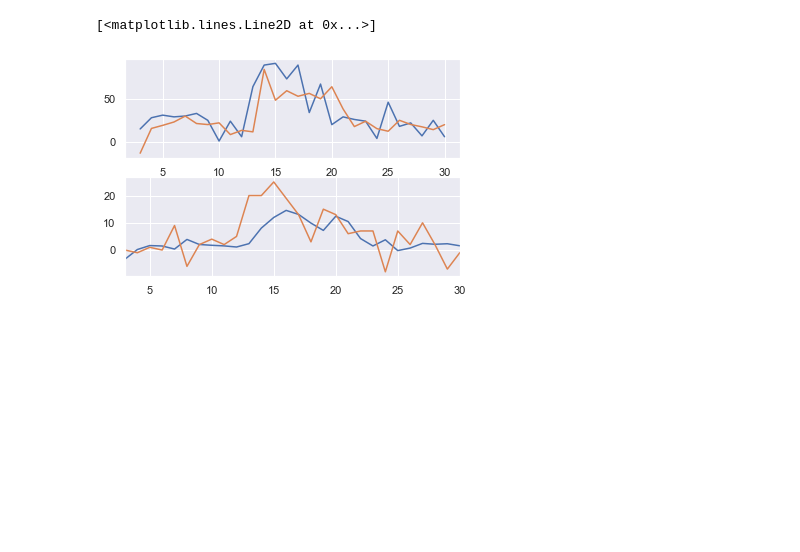
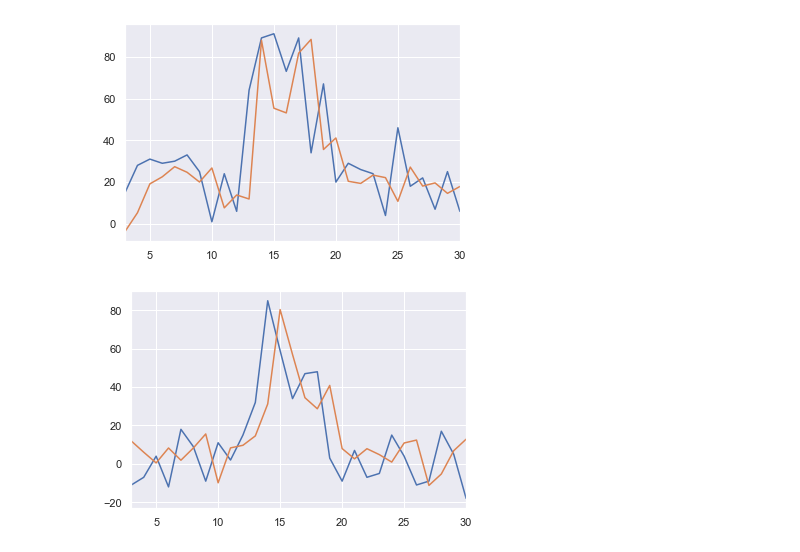
Before and after one commit to sakethsundar/covid-excess-mortality, a Jupyter notebook: excess_mortality_forecaster.ipynb, the cells around one changed output. Saved outputs shown, nothing was run; the diff lists cells and outputs as text; code cells hidden in the pictures; blank space fills up the shorter version.

Commit message:
update to include covid deaths/cases as features instead of excess mortality

```diff
--- a/excess_mortality_forecaster.ipynb
+++ b/excess_mortality_forecaster.ipynb
@@ -217,0 +187,4 @@ weekly_deaths_merged_df = weekly_deaths_merged_df.merge(weekly_cases_prior_three
+# %%
+weekly_deaths_merged_df_non_pulm = merge_dataset(weekly_deaths_df[weekly_deaths_df['cat'] == 'NP'],weekly_covid_deaths_df,weekly_covid_cases_df)
+weekly_deaths_merged_df_pulm  = merge_dataset(weekly_deaths_df[weekly_deaths_df['cat'] == 'P'],weekly_covid_deaths_df,weekly_covid_cases_df)
+weekly_deaths_merged_df_pulm[weekly_deaths_merged_df_pulm['two_week_prior_weekly_deaths'] > 0]
@@ -218,8 +205,13 @@ weekly_deaths_merged_df = weekly_deaths_merged_df.merge(weekly_cases_prior_three
 # %%
-covariates_merged = covariates.merge(weekly_deaths_merged_df[['two_week_prior_total_deaths_per100k',
-                                                              'two_week_prior_excess_deaths_per100k',
-                                                              'three_week_prior_total_deaths_per100k',
-                                                              'three_week_prior_excess_deaths_per100k',
+
+covariates_merged_non_pulm = covariates.merge(weekly_deaths_merged_df_non_pulm[['one_week_prior_weekly_deaths',
+                                                                                'two_week_prior_weekly_deaths',
+                                                              'three_week_prior_weekly_deaths',
                                                               'two_week_prior_weekly_cases',
                                                               'three_week_prior_weekly_cases',
                                             'county', 'year', 'week']], how='inner', left_on=["fips"], right_on=['county'])
+covariates_merged_pulm = covariates.merge(weekly_deaths_merged_df_pulm[['one_week_prior_weekly_deaths','two_week_prior_weekly_deaths',
+                                                              'three_week_prior_weekly_deaths',
+                                                              'two_week_prior_weekly_cases',
+                                                              'three_week_prior_weekly_cases',
+                                            'county', 'year', 'week']], how='inner', left_on=["fips"], right_on=['county'])
@@ -242,4 +234,5 @@ covariates_merged
 # %%
+from sklearn.model_selection import StratifiedKFold
 def run_model(train_start_week_day,train_end_week_day,predict_start_week_day,predict_end_week_day,
               covariates_merged,weekly_deaths_merged_df,predict_column_index,best_fit_scores,index):
     print("train:", train_start_week_day ,":", train_end_week_day,
@@ -267,7 +260,7 @@ def run_model(train_start_week_day,train_end_week_day,predict_start_week_day,pre
               'subsample': [0.8],
               'colsample_bytree' : [0.8],
               'n_estimators': [ 100,200]}
-        tscv = TimeSeriesSplit(n_splits=2)
+        tscv = StratifiedKFold(n_splits=2, shuffle=False, random_state = None)
         xgb_grid = GridSearchCV(xgbReg,
                         parameters,
                         cv = tscv,
@@ -435,32 +465,41 @@ predicted_df_all_days[predicted_df_all_days['FIPS'] == 8031]
 # %%
 import seaborn as sns
 sns.set()
 import matplotlib.pyplot as plt
 
-actual_deaths = weekly_deaths_df[weekly_deaths_df['week'] > 2].groupby([ 'week'])['excess_deaths_per100k'].sum()
+actual_deaths = weekly_deaths_df[(weekly_deaths_df['cat'] == 'NP')& (weekly_deaths_df['week'] > 2)].groupby([ 'week'])['excess_deaths_per100k'].sum()
 actual_deaths_df = actual_deaths.to_frame(name = 'actual_excess_deaths').reset_index()
-pred_deaths = predicted_df_all_days.groupby(['Week'])['Predicted_Weekly_Excess_Deaths'].sum()
+pred_deaths = predicted_df_all_days_non_pulm.groupby(['Week'])['Predicted_Weekly_Excess_Deaths'].sum()
 pred_deaths_df = pred_deaths.to_frame(name = 'pred_excess_deaths').reset_index()
 
-fig, axs = plt.subplots(2)
+fig, axs = plt.subplots(1)
 x = actual_deaths_df['week']
 y = actual_deaths_df['actual_excess_deaths']
 z = pred_deaths_df['pred_excess_deaths']
 plt.xlim(3,30)
 
-axs[0].plot(x, y)
-axs[0].plot(x, z)
+axs.plot(x, y)
+axs.plot(x, z)
 
-plt.savefig('np_2weeks.png')
+plt.savefig('non_pulm_2weeks.png')
 
-x = predicted_df_all_days[predicted_df_all_days['FIPS'] == 8031]['Week']
-y = predicted_df_all_days[predicted_df_all_days['FIPS'] == 8031]['Predicted_Weekly_Excess_Deaths']
-z = predicted_df_all_days[predicted_df_all_days['FIPS'] == 8031]['Actual_Weekly_Excess_Deaths']
+actual_deaths = weekly_deaths_df[(weekly_deaths_df['cat'] == 'P')& (weekly_deaths_df['week'] > 2)].groupby([ 'week'])['excess_deaths_per100k'].sum()
+actual_deaths_df = actual_deaths.to_frame(name = 'actual_excess_deaths').reset_index()
+pred_deaths = predicted_df_all_days_pulm.groupby(['Week'])['Predicted_Weekly_Excess_Deaths'].sum()
+pred_deaths_df = pred_deaths.to_frame(name = 'pred_excess_deaths').reset_index()
 
-axs[1].plot(x, y)
-axs[1].plot(x, z)
+fig, axs = plt.subplots(1)
+x = actual_deaths_df['week']
+y = actual_deaths_df['actual_excess_deaths']
+z = pred_deaths_df['pred_excess_deaths']
+plt.xlim(3,30)
+
+axs.plot(x, y)
+axs.plot(x, z)
+
+plt.savefig('pulm_2weeks.png')
 # %% [output]
-[<matplotlib.lines.Line2D at 0x...>]
-[figure, old version]
+[figure, new version]
+[figure, added]
 # %%
 import seaborn as sns
```
Also changed, not shown: parts of 14 cells of this notebook, 3 other files.
